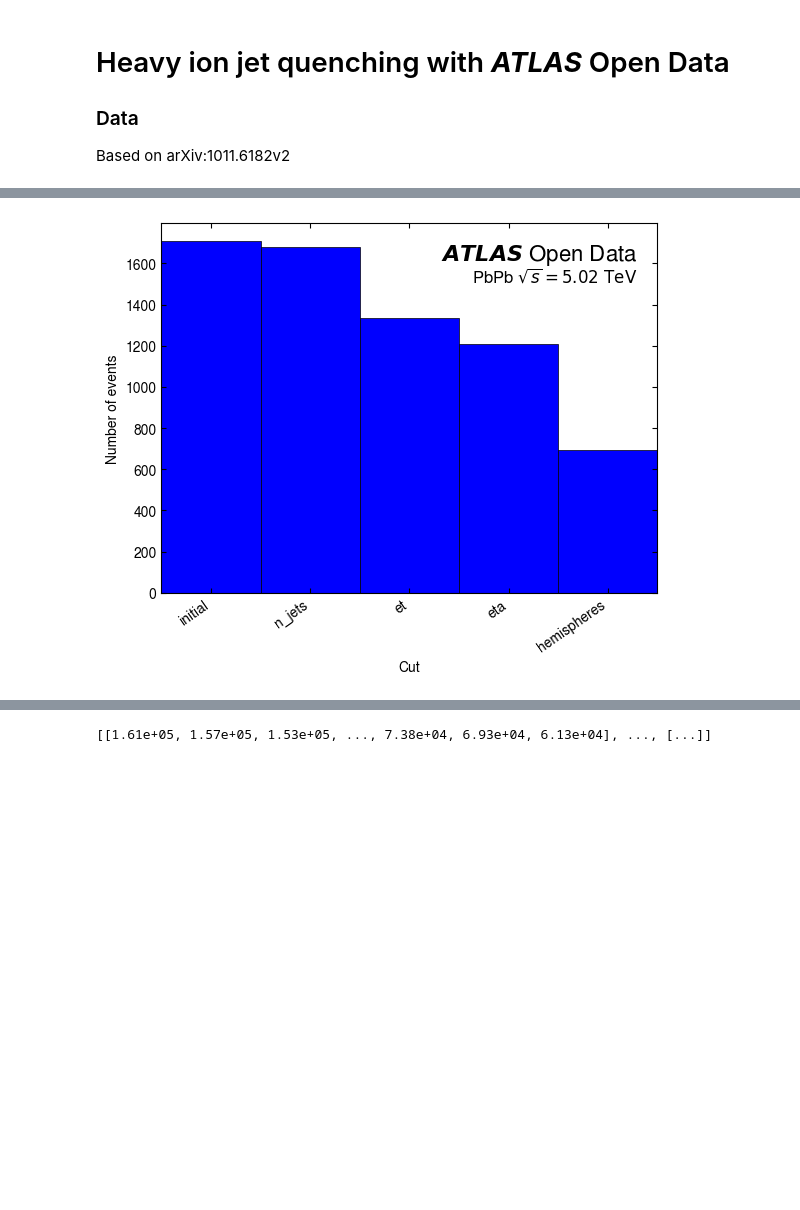
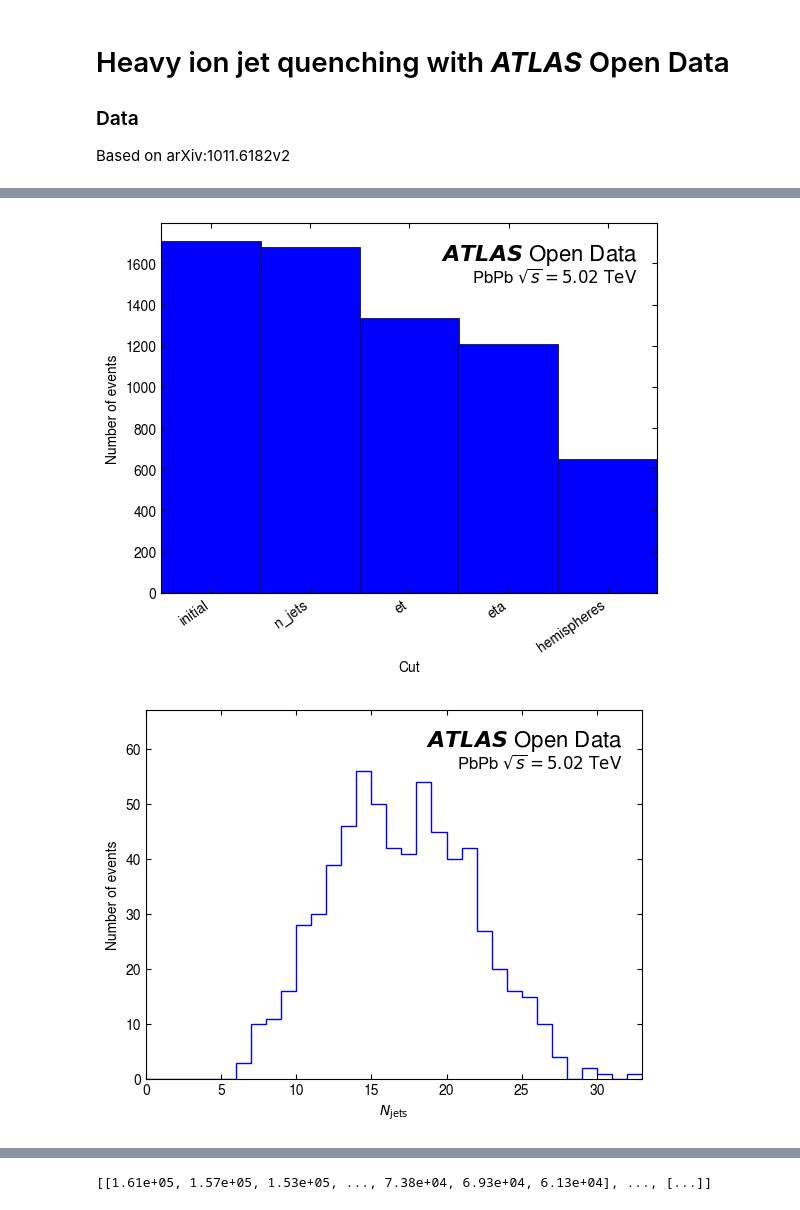
Before and after one commit to rjackson-lancs/notebooks-collection-opendata, a Jupyter notebook: for-research/heavy-ion-hard-probes/hardprobes_data.ipynb, the cells around one changed output, grey strips where cells are left out. Saved outputs shown, nothing was run; the diff lists cells and outputs as text; code cells hidden in the pictures; blank space fills up the shorter version.

```diff
--- a/for-research/heavy-ion-hard-probes/hardprobes_data.ipynb
+++ b/for-research/heavy-ion-hard-probes/hardprobes_data.ipynb
@@ -18,8 +18,8 @@ plt.rcParams.update({
 })
 
 # Constants
-GeV = 1e-3
-TeV = 1e-6
+MeVtoGeV = 1e-3
+MeVtoTeV = 1e-6
 # %%
 # - Useful plotting functions - #
 # Use innerward facing ticks in all direction
@@ -27,7 +27,7 @@ def inner_ticks(ax:matplotlib.axes.Axes):
     ax.tick_params(direction="in",which="both",top=True,right=True)
 
 # Plot an ATLAS Open Data label on a pair of axes
-def atlas_label(ax:matplotlib.axes.Axes,loc="upper right",text="Open Data",fontsize=16,pos_ovr=None,msg=r"PbPb $\sqrt{s}=5.02\ \mathrm{TeV}$"):
+def atlas_label(ax:matplotlib.axes.Axes,loc="upper right",text="Open Data",fontsize=16,pos_ovr=None,msg=r"PbPb $\sqrt{s}=5.02\ \mathrm{TeV}$",mc=False):
     locs = {
         "upper left" : (.04, .88),
         "upper right": (.96, .88),
@@ -43,6 +43,7 @@ def atlas_label(ax:matplotlib.axes.Axes,loc="upper right",text="Open Data",fonts
         transform=ax.transAxes,fontsize=fontsize,ha=ha,va="bottom"
     )
     if msg:
+        if mc: msg = r"PbPb MC $\sqrt{s}=5.02\ \mathrm{TeV}$"
         ax.text(
             pos[0], pos[1]-.05, msg,
             transform=ax.transAxes, fontsize=fontsize*.75, ha=ha, va="bottom"
@@ -52,31 +53,29 @@ def atlas_label(ax:matplotlib.axes.Axes,loc="upper right",text="Open Data",fonts
 def cut_n_jets(jets:ak.Array,N=2)->ak.Array:
     return jets[ak.num(jets) >= N]
 
-def cut_pt(jets:ak.Array,leading=100,subleading=25)->ak.Array:
-    jets = jets[ak.argsort(jets["pt"],axis=1,ascending=False)]
-    leading_mask = jets["pt"][:,0]*GeV > leading #GeV
-    subleading_mask = jets["pt"][:,1]*GeV > subleading
-    return jets[leading_mask & subleading_mask]
-
 def cut_et(jets:ak.Array,leading=100,subleading=25)->ak.Array:
     jets["et"] = np.sqrt(jets["pt"]*jets["pt"] + jets["m"]*jets["m"])
     jets = jets[ak.argsort(jets["et"],axis=1,ascending=False)]
-    leading_mask = jets["et"][:,0]*GeV > leading
-    subleading_mask = jets["et"][:,1]*GeV > subleading
+    leading_mask = jets["et"][:,0]*MeVtoGeV > leading
+    subleading_mask = jets["et"][:,1]*MeVtoGeV > subleading
     return jets[leading_mask & subleading_mask]
 
 def cut_eta(jets:ak.Array,eta=2.8):
     return jets[np.abs(jets["eta"][:,0]) < eta]
 
+def transform_deltaphi(jets:ak.Array):
+    dphi = jets["phi"][:,0] - jets["phi"][:,1]
+    dphi = (dphi + np.pi) % (2*np.pi) - np.pi
+    return dphi
 def cut_opp_hemispheres(jets:ak.Array)->ak.Array:
-    return jets[np.abs(jets["phi"][:,1] - jets["phi"][:,0]) > np.pi*.5]
+    return jets[np.abs(transform_deltaphi(jets)) > np.pi*.5]
 
 # Get the number of entries in a jagged awkward array
 def get_entries(array:ak.Array):
     return ak.sum(ak.num(array))
 
 # Function to update cutflow dictionary after applying a cut to jets
-def update_cutflow(cut:str,jets:ak.Array,cutflow=cutflow):
+def update_cutflow(cut:str,jets:ak.Array,cutflow:dict):
     cutflow["event"][cut], cutflow["track"][cut] = len(jets), get_entries(jets)
 # %%
 # Group event numbers by centrality
@@ -153,9 +181,22 @@ def apply_plot_cuts(jets:ak.Array,fcal:ak.Array,mc=False):
     inner_ticks(ax)
     ax.margins(x=0)
     ax.set_ylabel("Number of events"); ax.set_xlabel("Cut")
-    atlas_label(ax,msg=r"PbPb $\sqrt{s}=5.02\ \mathrm{TeV}$" if not mc else r"PbPb MC $\sqrt{s}=5.02\ \mathrm{TeV}$")
+    atlas_label(ax,mc=mc)
 
     return jets, fcal, fig
+
+def plot_n_jets(jets:ak.Array,mc=False):
+    n_jets = ak.flatten(ak.num(jets),axis=None)
+    h, bin_edges = np.histogram(n_jets,max(n_jets),range=(0,max(n_jets)))
+
+    fig, ax = plt.subplots()
+    ax.stairs(h,bin_edges,color="blue")
+    ax.set_xlim(0,max(n_jets))
+    ax.set_xlabel(r"$N_\mathrm{jets}$"); ax.set_ylabel("Number of events")
+    atlas_label(ax); inner_ticks(ax)
+    ax.margins(y=.2)
+
+    return n_jets, fig
 # %%
 def bin_jets_by_centrality(jets:ak.Array,fcal:ak.Array):
     centralities = group_by_centrality(fcal)
@@ -194,9 +267,9 @@ def plot_aj(jet_centralities:dict,mc=False):
 # %%
-# Get data
-jets, fcal = get_jets_fcal("DAOD_HIONHPOD_DATA.output.pool.root:CollectionTree")
 jets, fcal, fig = apply_plot_cuts(jets,fcal)
+n_jets, fig = plot_n_jets(jets)
 # %% [output]
-[figure, old version]
+[figure, new version]
+[figure, added]
 # %%
 jet_centralities = bin_jets_by_centrality(jets,fcal)
 plot_aj(jet_centralities)
```
Also changed, not shown: parts of 11 cells of this notebook.
